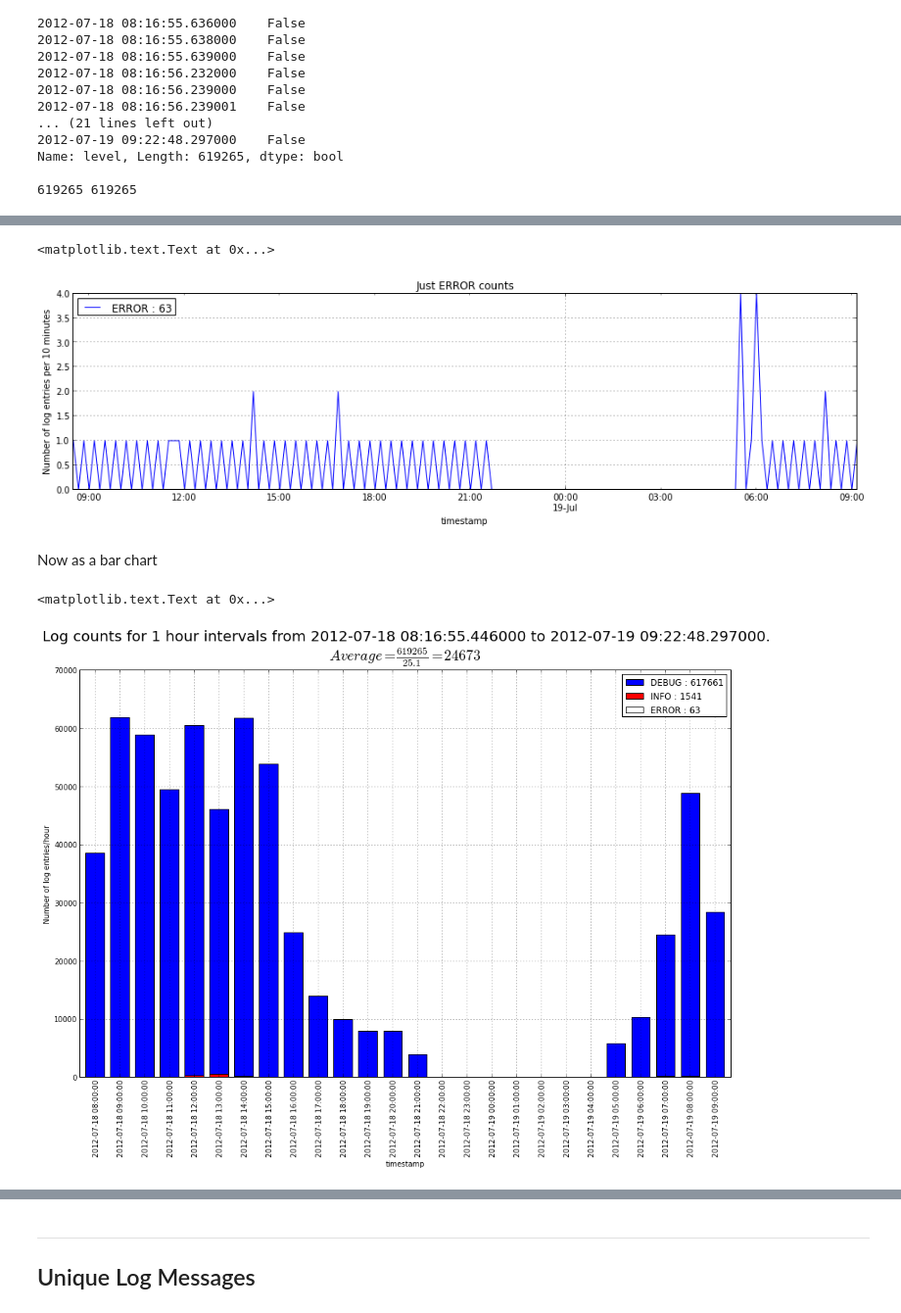
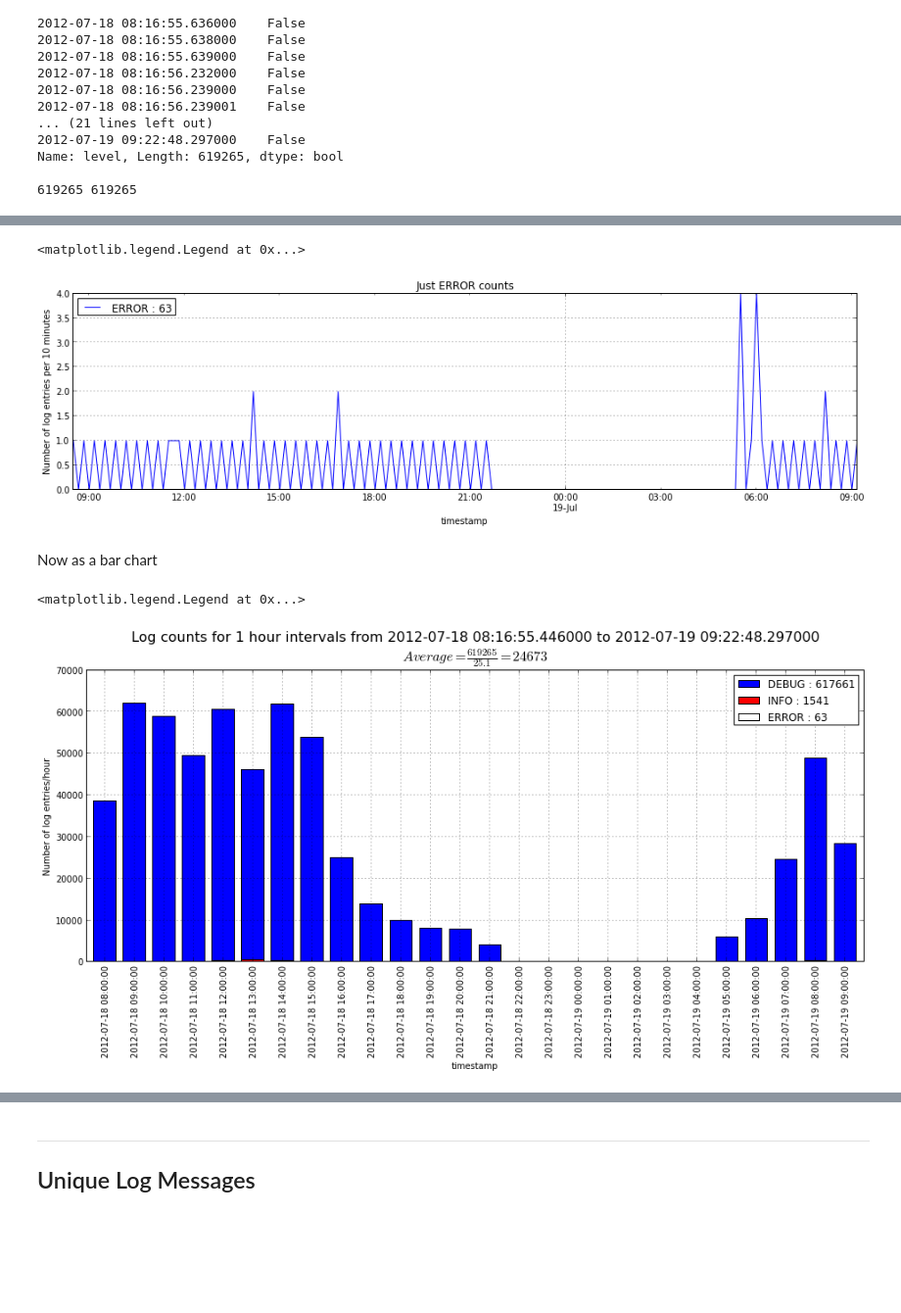
Before and after one commit to peterwilliams97/log_analysis, a Jupyter notebook: nb_pandas.ipynb, the cells around one changed output, grey strips where cells are left out. Shown at 98% size. Drawn from its saved outputs; the diff is of its cells as text; code cells hidden in the pictures; blank space fills up the shorter version.

```diff
--- a/nb_pandas.ipynb
+++ b/nb_pandas.ipynb
@@ -11,4 +13,7 @@ import re, sys, glob
 import pandas as pd
 from pandas import DataFrame, Series, Timestamp, DateOffset
 import matplotlib as mpl
+WIDTH = 16
 mpl.rcParams['axes.color_cycle'] = ['b', 'r', 'c', 'y', 'k', 'm']
+mpl.rcParams['legend.loc'] = 'best'
+mpl.rcParams['figure.figsize'] = [WIDTH, 4]
@@ -187,33 +205,33 @@ ylabel('Number of log entries per 10 minutes')
 for level in ['ERROR']:
     bars = df[df.level==level].logfile.resample('10min', how='count')
     bars.plot(label='%s : %d' % (level, len(df[df.level==level])))
-legend(loc='best')
 title('Just ERROR counts')
 ylabel('Number of log entries per 10 minutes')
+legend()
 # %% [output]
-<matplotlib.text.Text at 0x...>
+<matplotlib.legend.Legend at 0x...>
 [figure]
 # %% [markdown]
 Now as a bar chart
 # %%
-# Need to plot shorter bars later so we can see them
+# Need to plot shorter bars over longer bars so we can see the shorter bars
 levels = sorted(levels, key = lambda x: -len(df[df.level==x]))
-# Color cycling is currenty broken on pandas bar chars
+# Color cycling is currenty broken on pandas bar chars so we implement our own
 colors = ['b', 'r', 'w']
 
-# Make the figure big so we can see the tiny INFO and ERROR counts
-plt.figsize(WIDTH,10)
+# Make the figure tall so we can see the tiny INFO and ERROR counts
+plt.figsize(WIDTH, 6)
 for i,level in enumerate(levels):
     bars = df[df.level==level].logfile.resample('60min', how='count')
     bars.plot(kind='bar', color=colors[i], label='%s : %d' % (level, len(df[df.level==level])))
-legend(loc='best')
 hours = (df.index.max() - df.index.min()).total_seconds()/3600
-title(r'''Log counts for 1 hour intervals from %s to %s.
+title(r'''Log counts for 1 hour intervals from %s to %s
 $Average=\frac{%d}{%.1f}=%d$
 ''' % (df.index.min(), df.index.max(),
-        len(df), hours, int(len(df)/hours)), size=20)
+        len(df), hours, int(len(df)/hours)), size=16)
 ylabel('Number of log entries/hour')
+legend()
 # %% [output]
-<matplotlib.text.Text at 0x...>
+<matplotlib.legend.Legend at 0x...>
-[figure, old version]
+[figure, new version]
 # %% [markdown]
```
Also changed, not shown: parts of 27 cells of this notebook.
